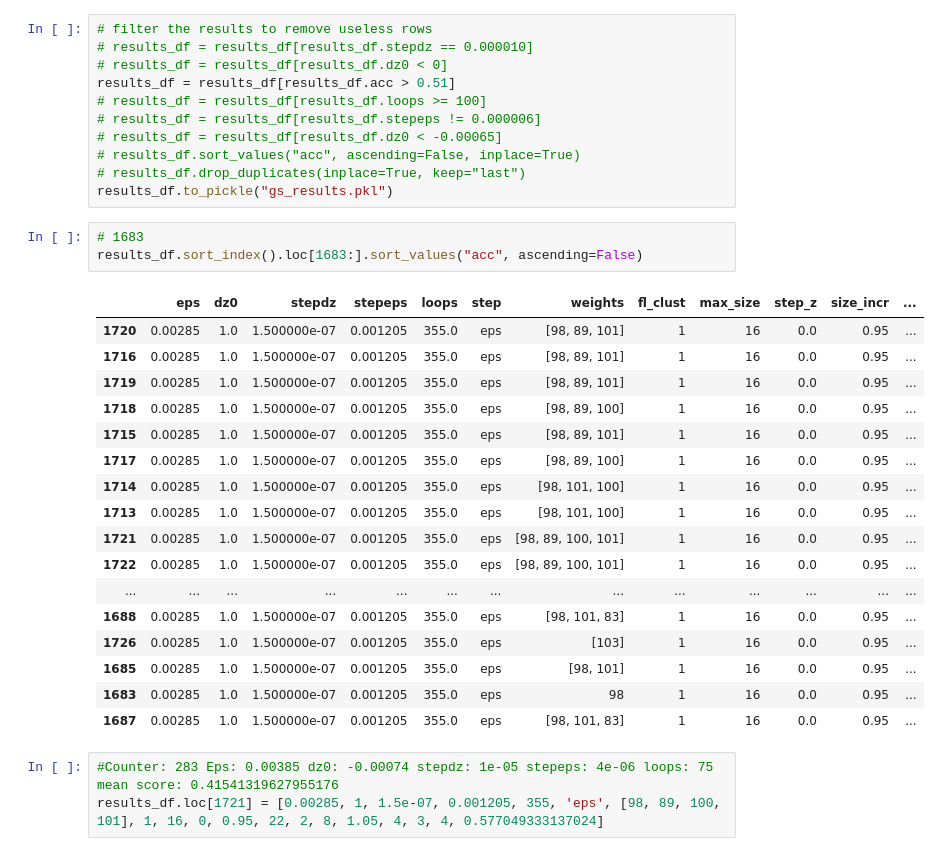
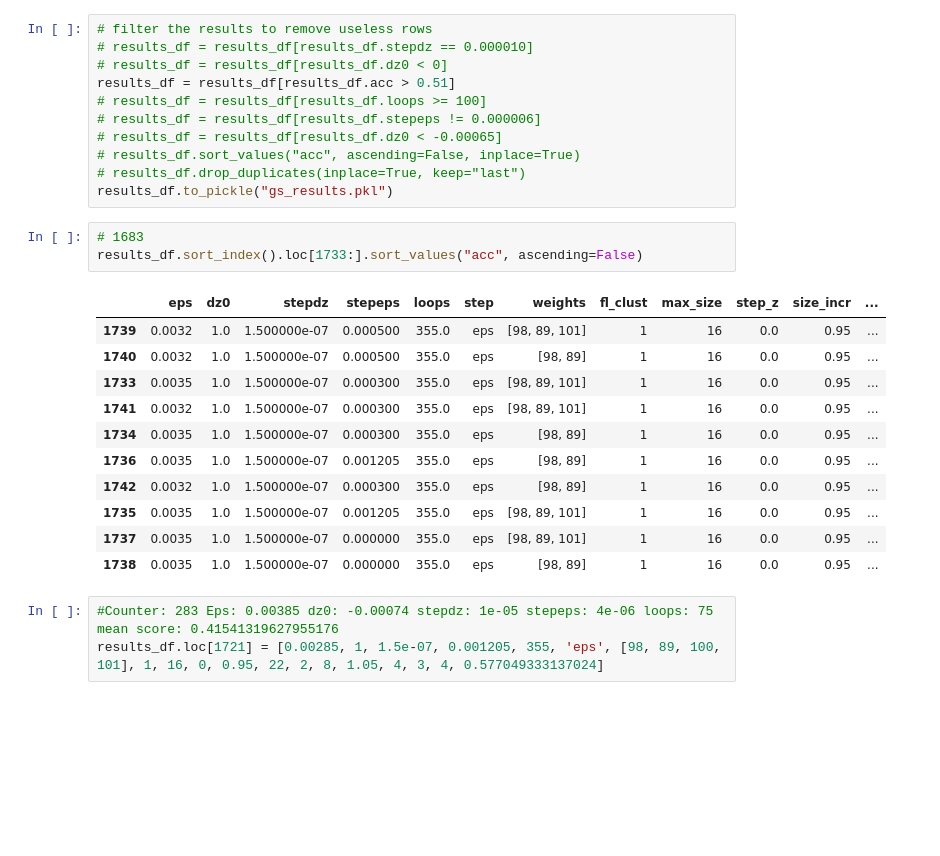
Before and after one commit to escuccim/trackml_code, a Jupyter notebook: gridsearch_scratchpad.ipynb, the cells around one changed output. Cells and saved outputs as stored; diff of their text form; blank space fills up the shorter version.

```diff
--- a/gridsearch_scratchpad.ipynb
+++ b/gridsearch_scratchpad.ipynb
@@ -18,25 +18,19 @@ results_df = results_df[results_df.acc > 0.51]
 results_df.to_pickle("gs_results.pkl")
 # %%
 # 1683
-results_df.sort_index().loc[1683:].sort_values("acc", ascending=False)
+results_df.sort_index().loc[1733:].sort_values("acc", ascending=False)
 # %% [output]
 |  | eps | dz0 | stepdz | stepeps | loops | step | weights | fl_clust | max_size | step_z | size_incr | ... |
-| 1720 | 0.00285 | 1.0 | 1.500000e-07 | 0.001205 | 355.0 | eps | [98, 89, 101] | 1 | 16 | 0.0 | 0.95 | ... |
-| 1716 | 0.00285 | 1.0 | 1.500000e-07 | 0.001205 | 355.0 | eps | [98, 89, 101] | 1 | 16 | 0.0 | 0.95 | ... |
-| 1719 | 0.00285 | 1.0 | 1.500000e-07 | 0.001205 | 355.0 | eps | [98, 89, 101] | 1 | 16 | 0.0 | 0.95 | ... |
-| 1718 | 0.00285 | 1.0 | 1.500000e-07 | 0.001205 | 355.0 | eps | [98, 89, 100] | 1 | 16 | 0.0 | 0.95 | ... |
-| 1715 | 0.00285 | 1.0 | 1.500000e-07 | 0.001205 | 355.0 | eps | [98, 89, 101] | 1 | 16 | 0.0 | 0.95 | ... |
-| 1717 | 0.00285 | 1.0 | 1.500000e-07 | 0.001205 | 355.0 | eps | [98, 89, 100] | 1 | 16 | 0.0 | 0.95 | ... |
-| 1714 | 0.00285 | 1.0 | 1.500000e-07 | 0.001205 | 355.0 | eps | [98, 101, 100] | 1 | 16 | 0.0 | 0.95 | ... |
-| 1713 | 0.00285 | 1.0 | 1.500000e-07 | 0.001205 | 355.0 | eps | [98, 101, 100] | 1 | 16 | 0.0 | 0.95 | ... |
-| 1721 | 0.00285 | 1.0 | 1.500000e-07 | 0.001205 | 355.0 | eps | [98, 89, 100, 101] | 1 | 16 | 0.0 | 0.95 | ... |
-| 1722 | 0.00285 | 1.0 | 1.500000e-07 | 0.001205 | 355.0 | eps | [98, 89, 100, 101] | 1 | 16 | 0.0 | 0.95 | ... |
-| ... | ... | ... | ... | ... | ... | ... | ... | ... | ... | ... | ... | ... |
-| 1688 | 0.00285 | 1.0 | 1.500000e-07 | 0.001205 | 355.0 | eps | [98, 101, 83] | 1 | 16 | 0.0 | 0.95 | ... |
-| 1726 | 0.00285 | 1.0 | 1.500000e-07 | 0.001205 | 355.0 | eps | [103] | 1 | 16 | 0.0 | 0.95 | ... |
-| 1685 | 0.00285 | 1.0 | 1.500000e-07 | 0.001205 | 355.0 | eps | [98, 101] | 1 | 16 | 0.0 | 0.95 | ... |
-| 1683 | 0.00285 | 1.0 | 1.500000e-07 | 0.001205 | 355.0 | eps | 98 | 1 | 16 | 0.0 | 0.95 | ... |
-| 1687 | 0.00285 | 1.0 | 1.500000e-07 | 0.001205 | 355.0 | eps | [98, 101, 83] | 1 | 16 | 0.0 | 0.95 | ... |
+| 1739 | 0.0032 | 1.0 | 1.500000e-07 | 0.000500 | 355.0 | eps | [98, 89, 101] | 1 | 16 | 0.0 | 0.95 | ... |
+| 1740 | 0.0032 | 1.0 | 1.500000e-07 | 0.000500 | 355.0 | eps | [98, 89] | 1 | 16 | 0.0 | 0.95 | ... |
+| 1733 | 0.0035 | 1.0 | 1.500000e-07 | 0.000300 | 355.0 | eps | [98, 89, 101] | 1 | 16 | 0.0 | 0.95 | ... |
+| 1741 | 0.0032 | 1.0 | 1.500000e-07 | 0.000300 | 355.0 | eps | [98, 89, 101] | 1 | 16 | 0.0 | 0.95 | ... |
+| 1734 | 0.0035 | 1.0 | 1.500000e-07 | 0.000300 | 355.0 | eps | [98, 89] | 1 | 16 | 0.0 | 0.95 | ... |
+| 1736 | 0.0035 | 1.0 | 1.500000e-07 | 0.001205 | 355.0 | eps | [98, 89] | 1 | 16 | 0.0 | 0.95 | ... |
+| 1742 | 0.0032 | 1.0 | 1.500000e-07 | 0.000300 | 355.0 | eps | [98, 89] | 1 | 16 | 0.0 | 0.95 | ... |
+| 1735 | 0.0035 | 1.0 | 1.500000e-07 | 0.001205 | 355.0 | eps | [98, 89, 101] | 1 | 16 | 0.0 | 0.95 | ... |
+| 1737 | 0.0035 | 1.0 | 1.500000e-07 | 0.000000 | 355.0 | eps | [98, 89, 101] | 1 | 16 | 0.0 | 0.95 | ... |
+| 1738 | 0.0035 | 1.0 | 1.500000e-07 | 0.000000 | 355.0 | eps | [98, 89] | 1 | 16 | 0.0 | 0.95 | ... |
 # %%
 #Counter: 283 Eps: 0.00385 dz0: -0.00074 stepdz: 1e-05 stepeps: 4e-06 loops: 75 mean score: 0.41541319627955176
 results_df.loc[1721] = [0.00285, 1, 1.5e-07, 0.001205, 355, 'eps', [98, 89, 100, 101], 1, 16, 0, 0.95, 22, 2, 8, 1.05, 4, 3, 4, 0.577049333137024]
```
Also changed, not shown: 3 other files.
